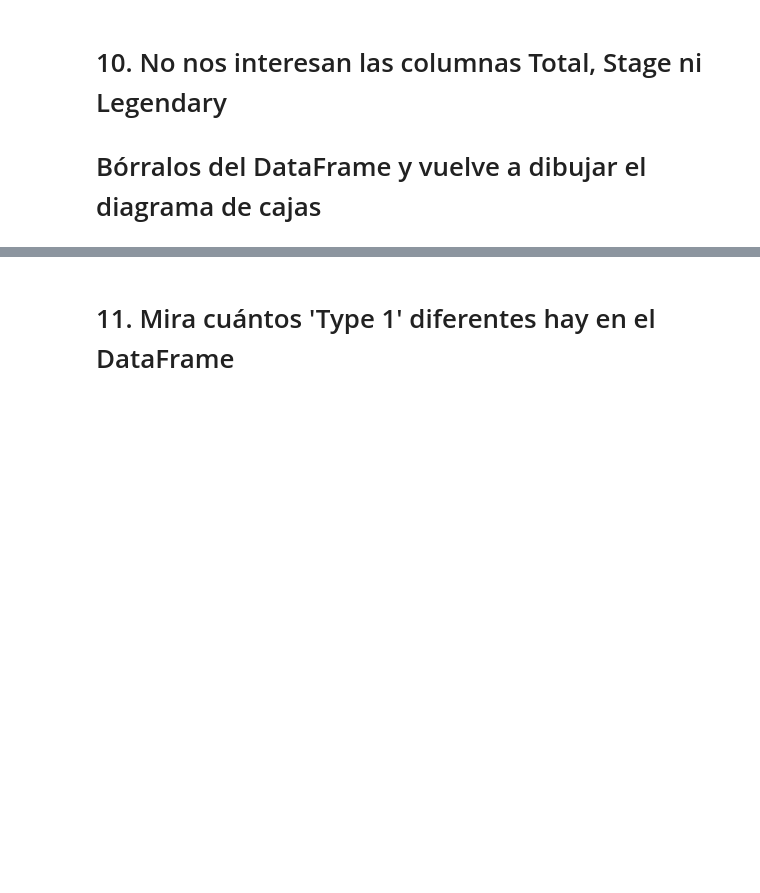
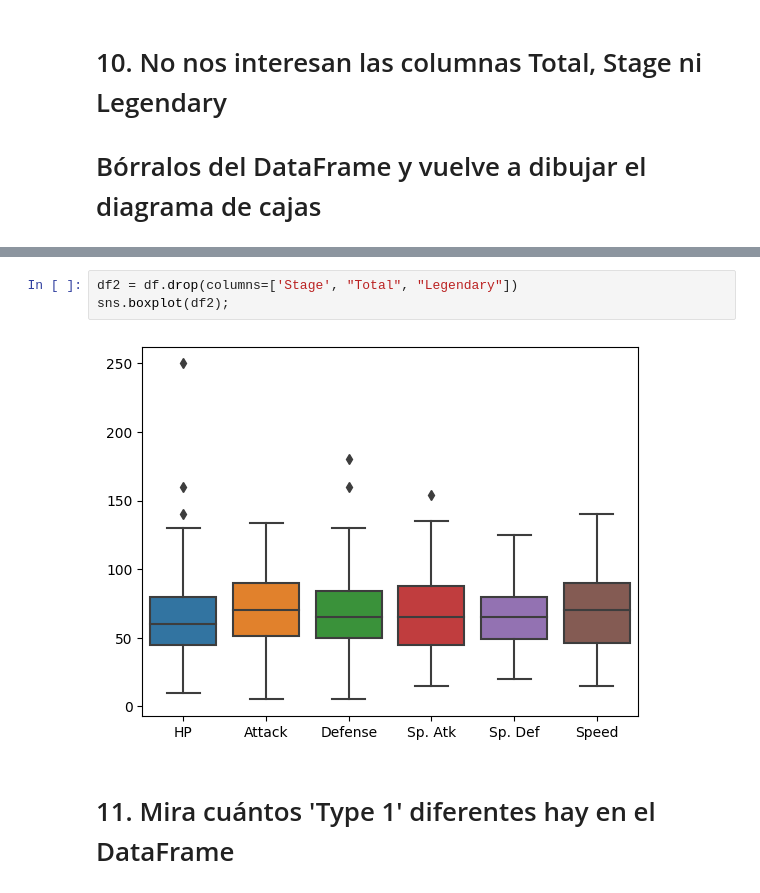
Before and after one commit to josemanuelgonzalezfornell/Data_Analyst, a Jupyter notebook: 4-Visualización/2-Seaborn/Practica/ejercicios_Seaborn.ipynb, the cells around one changed output, grey strips where cells are left out. Cells and saved outputs as stored; diff of their text form; blank space fills up the shorter version.

```diff
--- a/4-Visualización/2-Seaborn/Practica/ejercicios_Seaborn.ipynb
+++ b/4-Visualización/2-Seaborn/Practica/ejercicios_Seaborn.ipynb
@@ -150,2 +133,7 @@ plt.xlim(20,100)
+# %%
+df2 = df.drop(columns=['Stage', "Total", "Legendary"])
+sns.boxplot(df2);
+# %% [output]
+[figure, added]
 # %% [markdown]
 # 11. Mira cuántos 'Type 1' diferentes hay en el DataFrame
```
Also changed, not shown: parts of 42 cells of this notebook.
